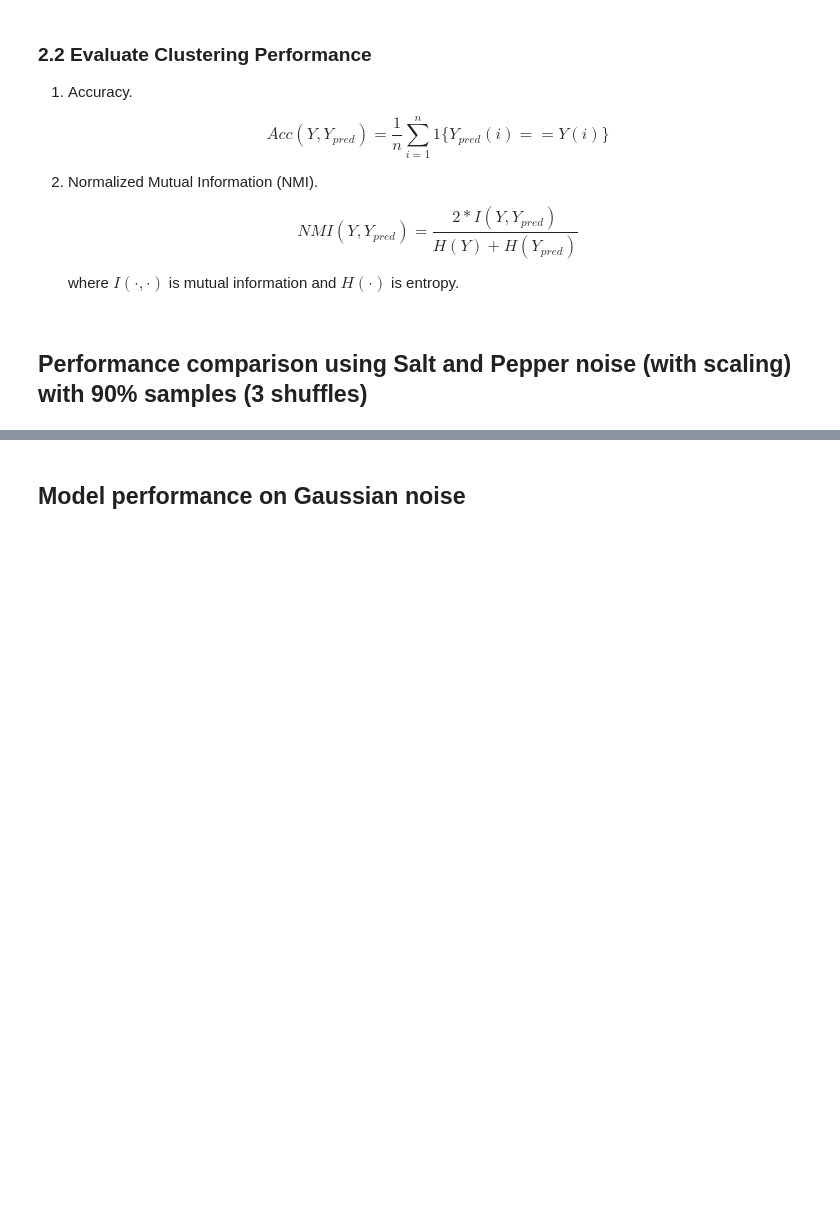
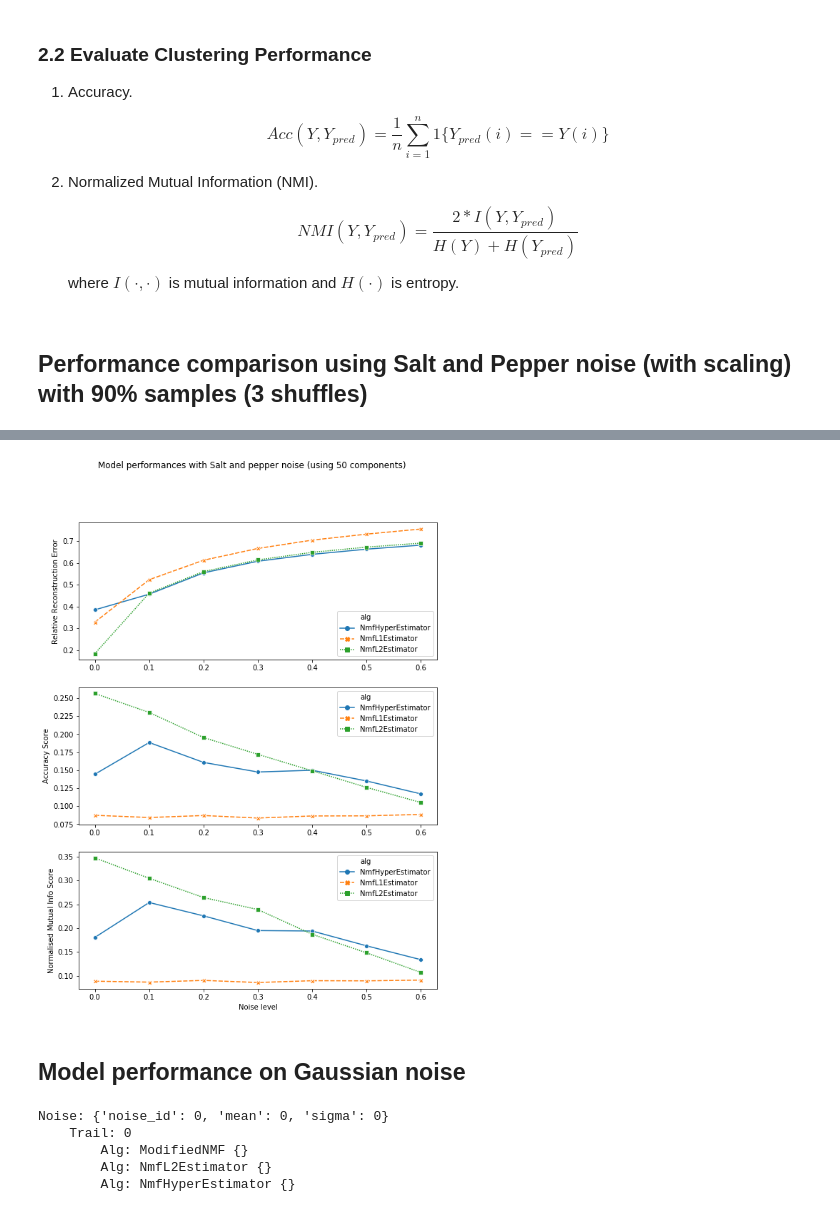
Before and after one commit to Dovermore/COMP5328NMF, a Jupyter notebook: src/assignment_CroppedYaleB.ipynb, the cells around one changed output, grey strips where cells are left out. Drawn from its saved outputs; the diff is of its cells as text; code cells hidden in the pictures; blank space fills up the shorter version.

Commit message:
update snp yaleb

```diff
--- a/src/assignment_CroppedYaleB.ipynb
+++ b/src/assignment_CroppedYaleB.ipynb
@@ -295,6 +333,7 @@ evaluations_snp_std = evaluations_snp_std.rename(columns={'rre':'rre_sd','acc_sc
 evaluations_snp_std = evaluations_snp_std.drop(columns=['p', 'r'])
 evaluations_snp_grouped = pd.concat([evaluations_snp_mean, evaluations_snp_std],axis=1)
 evaluations_snp_grouped.to_csv('Performance_snp_scaled_90%.csv')
+evaluations_snp_grouped_idxreset = evaluations_snp_grouped.reset_index()
 # %%
 # Plotting RRE, Accuracy and NMI scores against different Salt & pepper noise levels for n_components=50
 fig = plt.figure(figsize=[9, 12])
@@ -306,7 +345,7 @@ sns.lineplot(
     hue="alg",
     #size="n_components",
     style="alg",
-    data=evaluations_snp_grouped.query("n_components == 50 and (alg=='NmfL2Estimator' or alg=='NmfHyperEstimator' or alg=='NmfL1Estimator')"),
+    data=evaluations_snp_grouped_idxreset.query("n_components == 50 and (alg=='NmfL2Estimator' or alg=='NmfHyperEstimator' or alg=='NmfL1Estimator')"),
     estimator='mean',
     ci=95,
     n_boot=1000,
@@ -327,7 +366,7 @@ sns.lineplot(
     hue="alg",
     #size="n_components",
     style="alg",
-    data=evaluations_snp_grouped.query("n_components == 50 and (alg=='NmfL2Estimator' or alg=='NmfHyperEstimator' or alg=='NmfL1Estimator')"),
+    data=evaluations_snp_grouped_idxreset.query("n_components == 50 and (alg=='NmfL2Estimator' or alg=='NmfHyperEstimator' or alg=='NmfL1Estimator')"),
     estimator='mean',
     ci=95,
     n_boot=1000,
@@ -335,34 +374,36 @@ sns.lineplot(
     seed=None,
     sort=True,
     err_style='band',
     legend='full',
 )
 ax.set_xlabel('')
 ax.set_ylabel("Accuracy Score")
 #ax.legend(title="Algorithm", loc="upper right", labels=['NMF (sklearn)','L2-NMF','Hypersurface'])
 
 ax = fig.add_subplot(313)
 sns.lineplot(
     x="p",
     y="nmi_score",
     hue="alg",
     #size="n_components",
     style="alg",
-    data=evaluations_snp_grouped.query("n_components == 50 and (alg=='NmfL2Estimator' or alg=='NmfHyperEstimator' or alg=='NmfL1Estimator')"),
+    data=evaluations_snp_grouped_idxreset.query("n_components == 50 and (alg=='NmfL2Estimator' or alg=='NmfHyperEstimator' or alg=='NmfL1Estimator')"),
     estimator='mean',
     ci=95,
     markers=True,
     n_boot=1000,
     seed=None,
     sort=True,
     err_style='band',
     legend='full',
 )
 ax.set_xlabel("Noise level")
 ax.set_ylabel("Normalised Mutual Info Score")
 #ax.legend(title="Algorithm", loc="upper right", labels=['NMF (sklearn)','L2-NMF','Hypersurface'])
 plt.suptitle("Model performances with Salt and pepper noise (using 50 components)")
 plt.savefig("snp_scaled_90%")
+# %% [output]
+[figure, added]
 # %% [markdown]
 ## Model performance on Gaussian noise
 # %%
@@ -372,12 +413,18 @@ means = [0]
 sigmas = list(range(0, 50, 5))
 noise_kwargs_pairs = make_grid_alg_kwargs(noise_alg, mean=means, sigma=sigmas)
 
-evaluations_g = benchmark(X_orl, Y_orl, scaler,
-                        alg_kwargs_pairs, all_n_components,
-                        noise_kwargs_pairs,
-                        metrics, metrics_names,
-                        n_trials, pc_sample
-                       )
+evaluations_g = benchmark(X_yaleb, Y_yaleb, scaler,
+                          alg_kwargs_pairs, all_n_components,
+                          noise_kwargs_pairs,
+                          metrics, metrics_names,
+                          n_trials, pc_sample
+                         )
+# %% [output]
+Noise: {'noise_id': 0, 'mean': 0, 'sigma': 0}
+    Trail: 0
+        Alg: ModifiedNMF {}
+        Alg: NmfL2Estimator {}
+        Alg: NmfHyperEstimator {}
 # %%
 evaluations_g_mean = evaluations_g.groupby(['alg','n_components','noise_id']).mean()
 evaluationss_g_mean = evaluations_g_mean.rename(columns={'rre':'rre_mean','acc_score':'acc_mean','nmi_score':'nmi_mean'})
```
Also changed, not shown: parts of 12 cells of this notebook, 14 other files.
